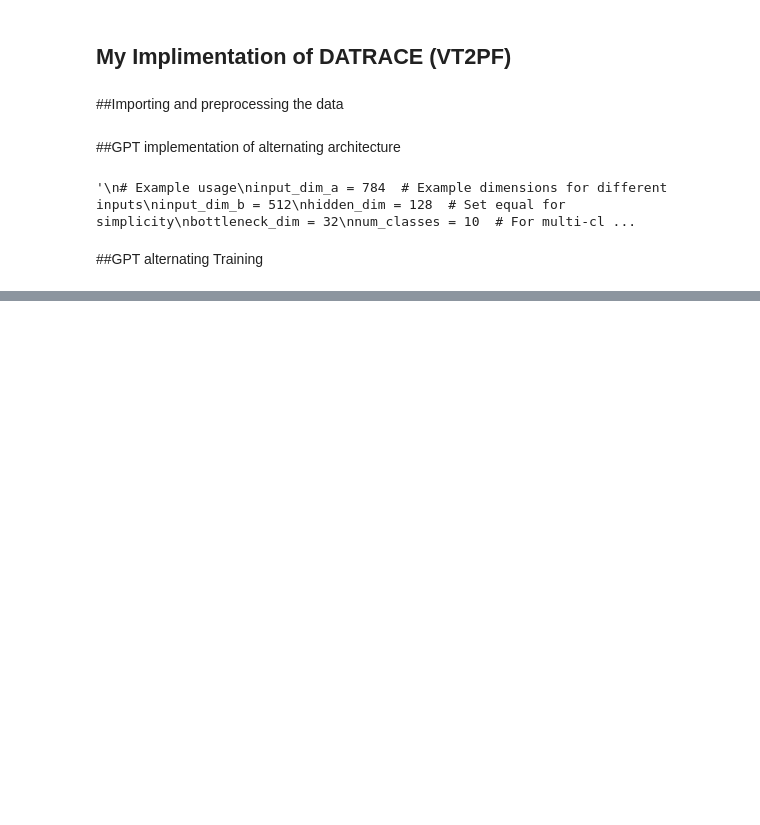
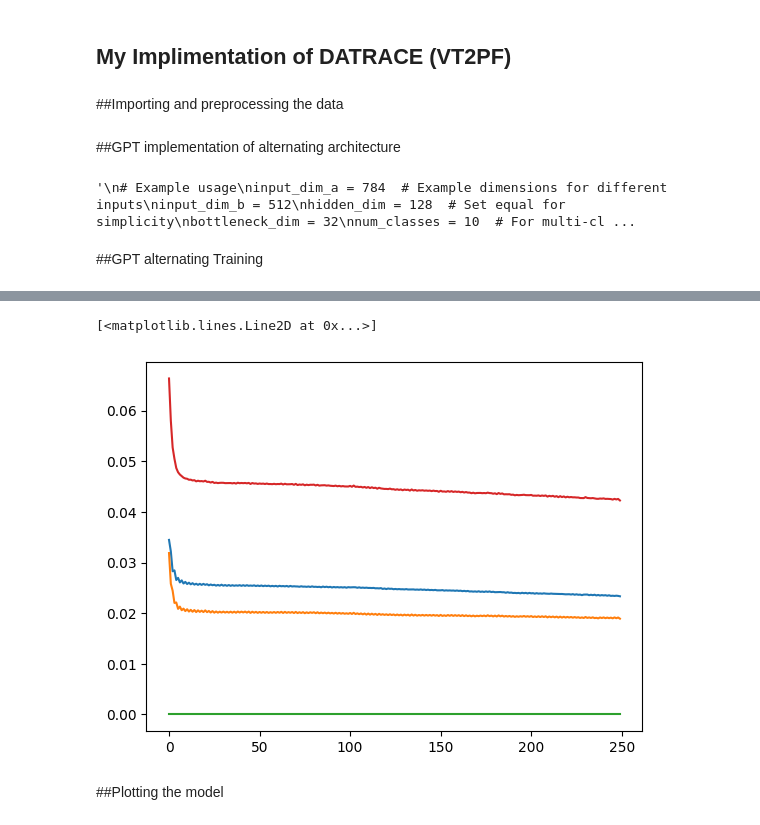
Before and after one commit to mehdi-or/VT2PFC, a Jupyter notebook: Alternating_DATRACE.ipynb, the cells around one changed output, grey strips where cells are left out. Cells and saved outputs as stored; diff of their text form; code cells hidden in the pictures; blank space fills up the shorter version.

```diff
--- a/Alternating_DATRACE.ipynb
+++ b/Alternating_DATRACE.ipynb
@@ -339,0 +379,10 @@ Epoch 5/5 completed.
+# %%
+plt.plot(train_loss_VTC_hist)
+plt.plot(train_loss_PFC_hist)
+plt.plot(train_loss_class_hist)
+plt.plot(train_loss_hist)
+# %% [output]
+[<matplotlib.lines.Line2D at 0x...>]
+[figure, added]
+# %% [markdown]
+##Plotting the model
```
Also changed, not shown: parts of 7 cells of this notebook.
